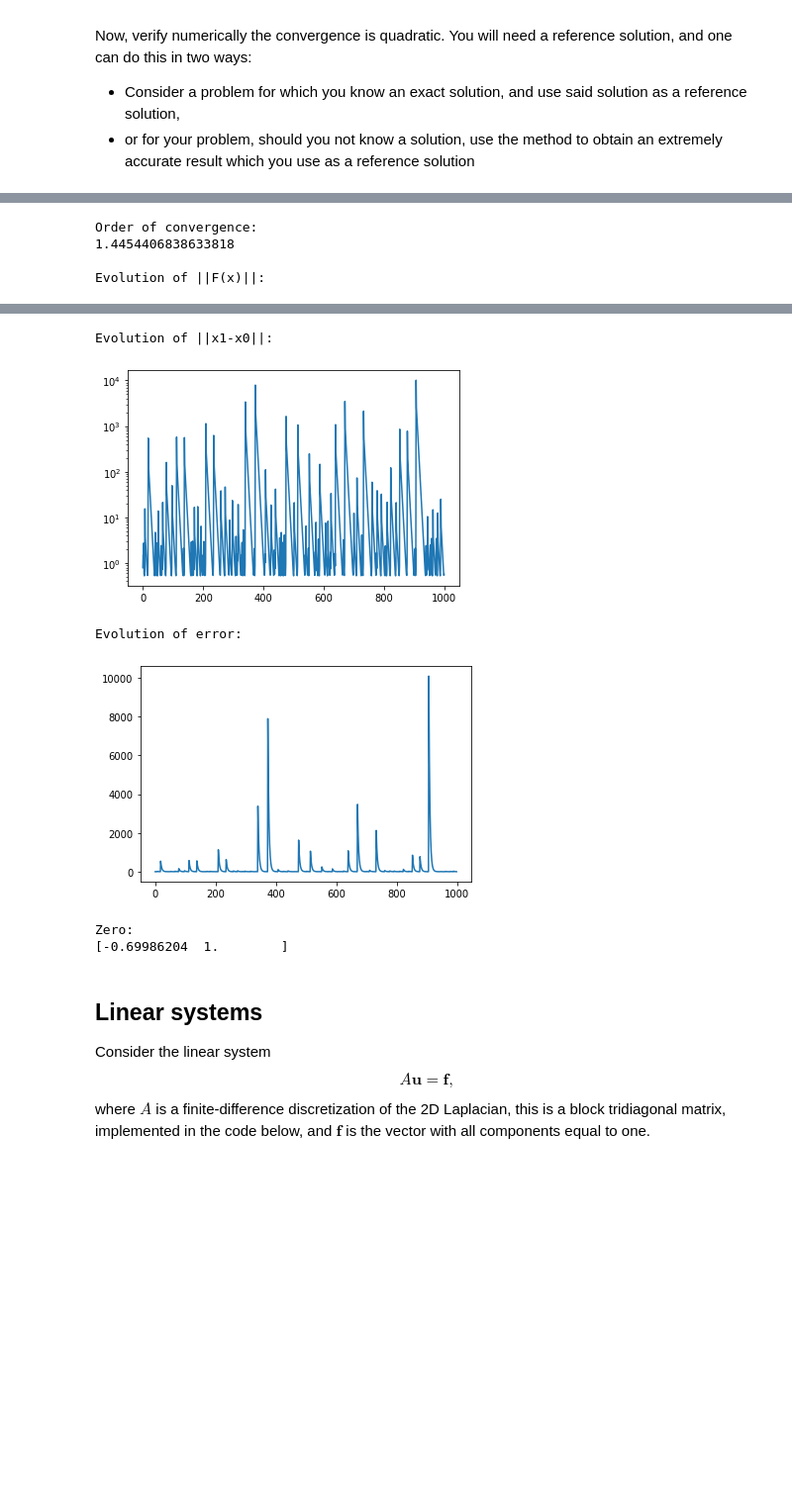
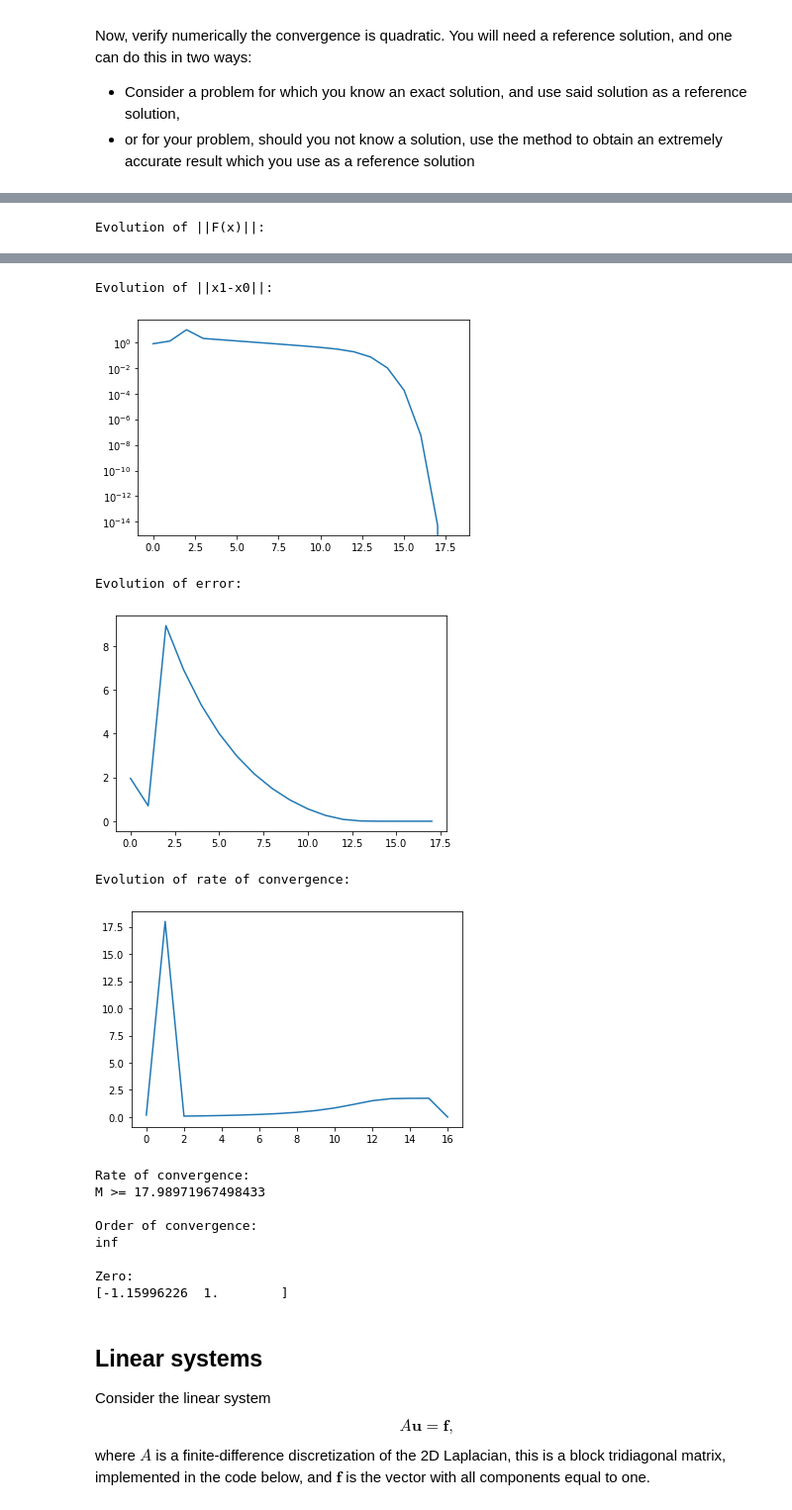
Before and after one commit to CelestialCry/Numerical-Methods, a Jupyter notebook: Øving/Assignment1.ipynb, the cells around one changed output, grey strips where cells are left out. Shown at 99% size. Cells and saved outputs as stored; diff of their text form; code cells hidden in the pictures; blank space fills up the shorter version.

```diff
--- a/Øving/Assignment1.ipynb
+++ b/Øving/Assignment1.ipynb
@@ -134,9 +145,6 @@ Zero:
 # %%
 # Test suite 2
-g = lambda v: np.array([v[1]**3+v[0]**4+1.1,v[1]**2-1])
+g = lambda v: np.array([v[1]**3+v[0]**5+1.1,v[1]**2-1])
 print(f"Zero:\n{newtonsMethod(g,np.array([1.,2.]))}")
 # %% [output]
-Order of convergence:
-1.4454406838633818
-
 Evolution of ||F(x)||:
@@ -144,9 +152,17 @@ Evolution of ||F(x)||:
 Evolution of ||x1-x0||:
-[figure, old version]
+[figure, new version]
 Evolution of error:
-[figure, old version]
+[figure, new version]
-Zero:
-[-0.69986204  1.        ]
+Evolution of rate of convergence:
+[figure, added]
+Rate of convergence:
+M >= 17.98971967498433
+
+Order of convergence:
+inf
+
+Zero:
+[-1.15996226  1.        ]
 # %% [markdown]
 ## Linear systems
 
```
Also changed, not shown: parts of 16 cells of this notebook.
